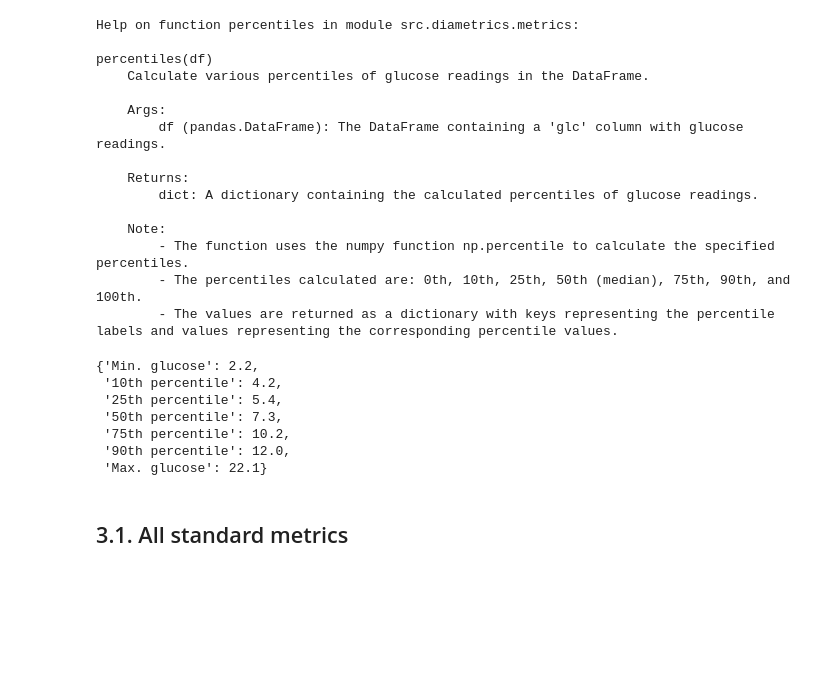
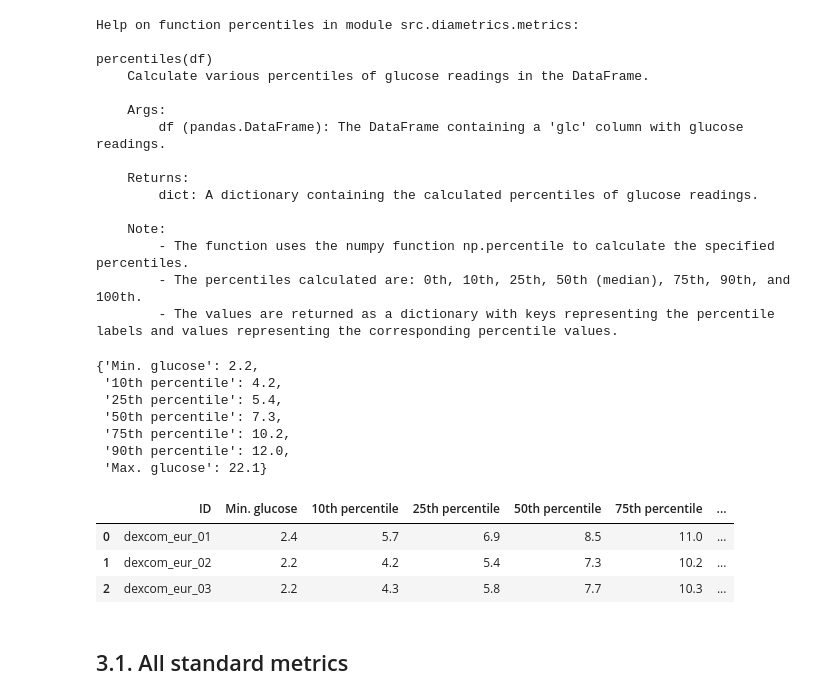
Before and after one commit to cafoala/diametrics, a Jupyter notebook: 3_metrics_demo.ipynb, the cells around one changed output. Drawn from its saved outputs; the diff is of its cells as text; code cells hidden in the pictures; blank space fills up the shorter version.

```diff
--- a/3_metrics_demo.ipynb
+++ b/3_metrics_demo.ipynb
@@ -381,6 +427,13 @@ metrics.percentiles(dxcm2_transformed)
  '75th percentile': 10.2,
  '90th percentile': 12.0,
  'Max. glucose': 22.1}
+# %%
+metrics.percentiles(dexcom_data)
+# %% [output]
+|  | ID | Min. glucose | 10th percentile | 25th percentile | 50th percentile | 75th percentile | ... |
+| 0 | dexcom_eur_01 | 2.4 | 5.7 | 6.9 | 8.5 | 11.0 | ... |
+| 1 | dexcom_eur_02 | 2.2 | 4.2 | 5.4 | 7.3 | 10.2 | ... |
+| 2 | dexcom_eur_03 | 2.2 | 4.3 | 5.8 | 7.7 | 10.3 | ... |
 # %% [markdown]
 ## 3.1. All standard metrics
 # %%
```
Also changed, not shown: parts of 26 cells of this notebook, 4 other files.
